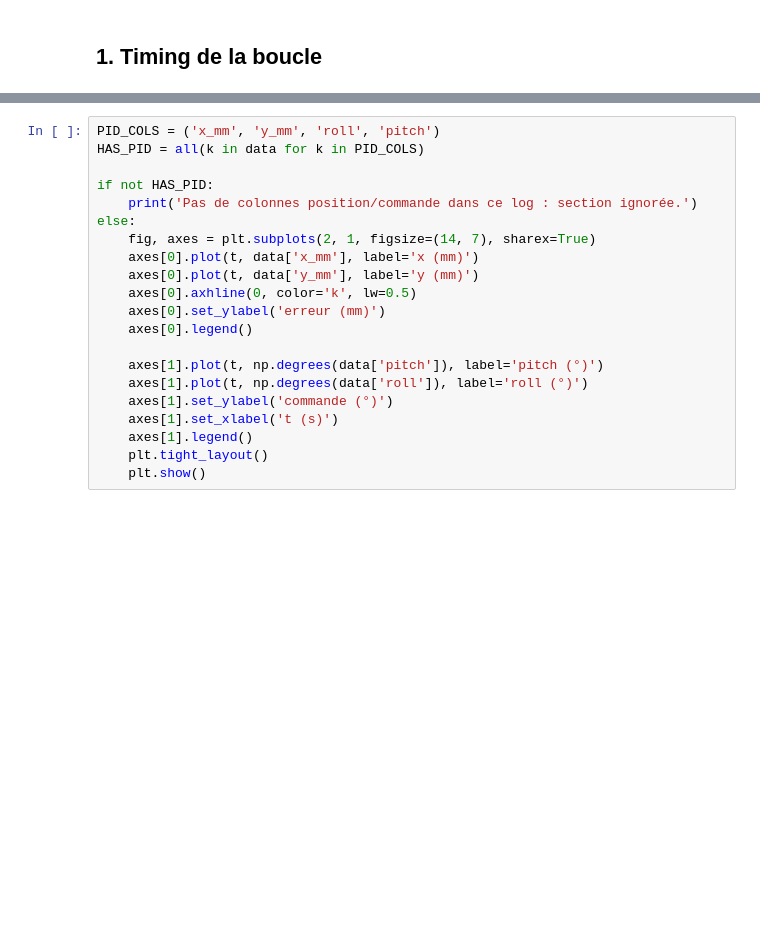
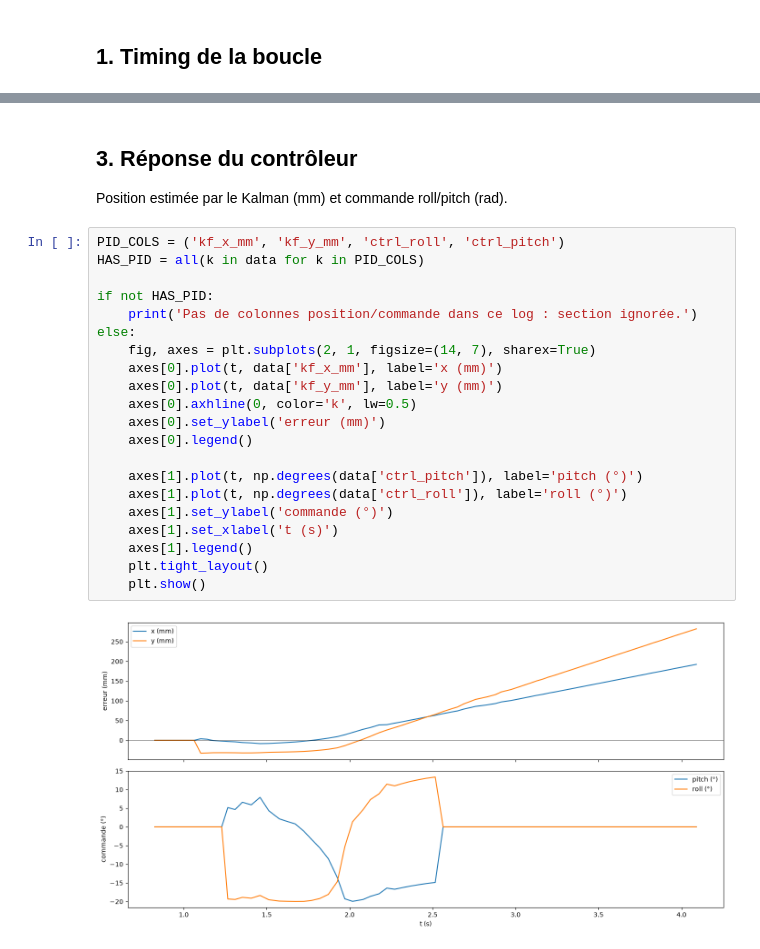
Before and after one commit to robinmoon2/ball-balancing-robot, a Jupyter notebook: analyse_tuning_log.ipynb, the cells around one changed output, grey strips where cells are left out. Drawn from its saved outputs; the diff is of its cells as text; blank space fills up the shorter version.

```diff
--- a/analyse_tuning_log.ipynb
+++ b/analyse_tuning_log.ipynb
@@ -62,24 +124,30 @@ Nécessite que `main.py` logge `x_mm, y_mm, vx, vy, roll, pitch` (erreur en mm,
+# %% [markdown]
+## 3. Réponse du contrôleur
+
+Position estimée par le Kalman (mm) et commande roll/pitch (rad).
 # %%
-PID_COLS = ('x_mm', 'y_mm', 'roll', 'pitch')
+PID_COLS = ('kf_x_mm', 'kf_y_mm', 'ctrl_roll', 'ctrl_pitch')
 HAS_PID = all(k in data for k in PID_COLS)
 
 if not HAS_PID:
     print('Pas de colonnes position/commande dans ce log : section ignorée.')
 else:
     fig, axes = plt.subplots(2, 1, figsize=(14, 7), sharex=True)
-    axes[0].plot(t, data['x_mm'], label='x (mm)')
-    axes[0].plot(t, data['y_mm'], label='y (mm)')
+    axes[0].plot(t, data['kf_x_mm'], label='x (mm)')
+    axes[0].plot(t, data['kf_y_mm'], label='y (mm)')
     axes[0].axhline(0, color='k', lw=0.5)
     axes[0].set_ylabel('erreur (mm)')
     axes[0].legend()
 
-    axes[1].plot(t, np.degrees(data['pitch']), label='pitch (°)')
-    axes[1].plot(t, np.degrees(data['roll']), label='roll (°)')
+    axes[1].plot(t, np.degrees(data['ctrl_pitch']), label='pitch (°)')
+    axes[1].plot(t, np.degrees(data['ctrl_roll']), label='roll (°)')
     axes[1].set_ylabel('commande (°)')
     axes[1].set_xlabel('t (s)')
     axes[1].legend()
     plt.tight_layout()
     plt.show()
+# %% [output]
+[figure, added]
 # %%
 def oscillation_stats(sig, t):
     """Période moyenne (passages par zéro montants) et amplitude RMS."""
```
Also changed, not shown: parts of 8 cells of this notebook, 22 other files.
